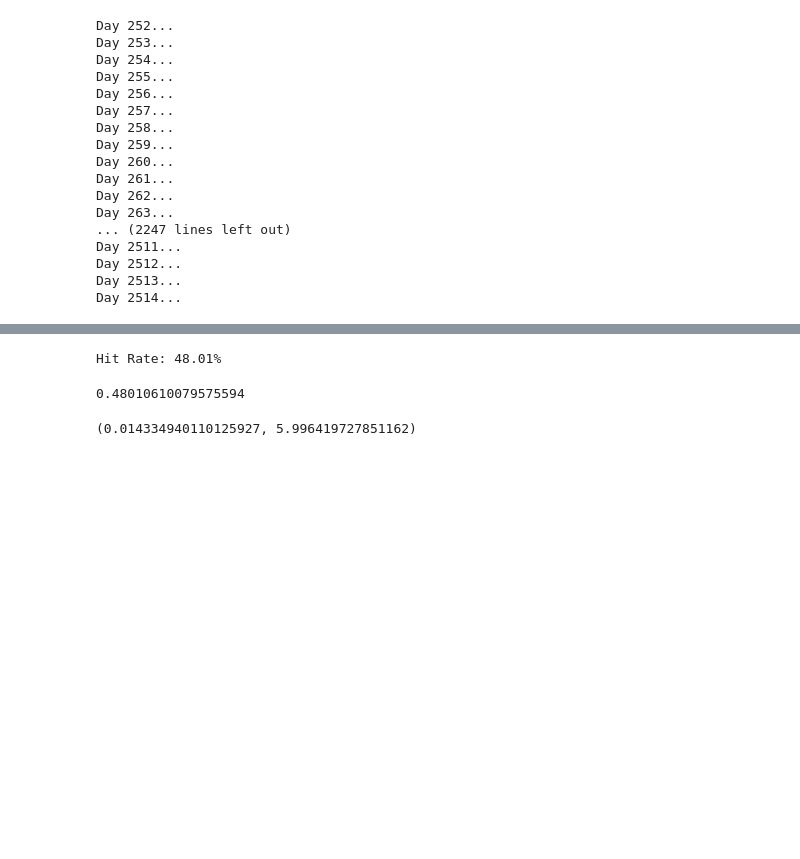
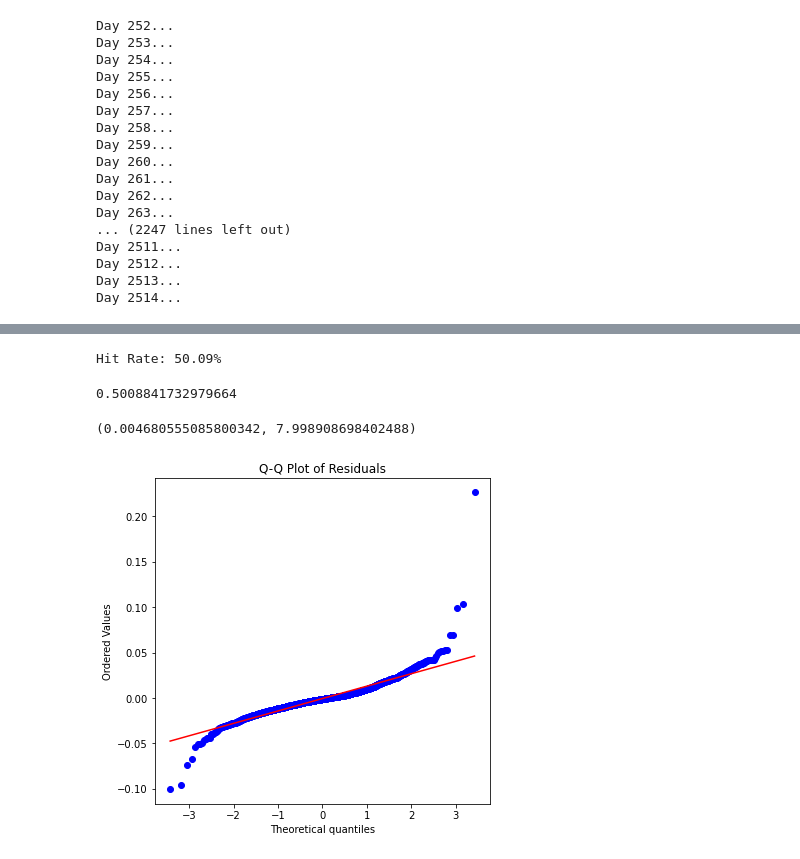
Before and after one commit to thatjosh/stats-practitioner-challenge, a Jupyter notebook: GARCH_fBM.ipynb, the cells around one changed output, grey strips where cells are left out. Drawn from its saved outputs; the diff is of its cells as text; code cells hidden in the pictures; blank space fills up the shorter version.

```diff
--- a/GARCH_fBM.ipynb
+++ b/GARCH_fBM.ipynb
@@ -173,6 +163,6 @@ Ljung-Box (residuals^2) p-value, 0.00000
 # %%
-nasdaq_garch_fbm_with_predictions = nasdaq_garch_fbm.dropna()
+nasdaq_garch_fbm_with_predictions = nasdaq_garch_fbm_rescaled.dropna()
 nasdaq_garch_fbm_var = nasdaq_garch_fbm_with_predictions.copy()
 nasdaq_garch_fbm_var['VaR_99'] = nasdaq_garch_fbm_var['predicted_log_returns'].rolling(250).quantile(0.01)  # 1st percentile
-diagnostics.compute_var_violations(nasdaq_garch_fbm_var, 'VaR_99', 'log_returns')
+diagnostics.compute_var_violations(nasdaq_garch_fbm_var, 'VaR_99', 'predicted_log_returns')
 # %% [output]
@@ -186,10 +176,10 @@ utils.compute_rmse(nasdaq_garch_fbm_var, 'log_returns', 'predicted_log_returns')
 # %%
-diagnostics.compute_hit_rate(predicted=snp_garch_fbm_var['predicted_log_returns'], actual=snp_garch_fbm_var['log_returns'])
+diagnostics.compute_hit_rate(predicted=nasdaq_garch_fbm_var['predicted_log_returns'], actual=nasdaq_garch_fbm_var['log_returns'])
 # %% [output]
-Hit Rate: 48.01%
+Hit Rate: 50.09%
-0.48010610079575594
+0.5008841732979664
 # %%
-diagnostics.bernoulli_coverage_test(nasdaq_garch_fbm_var, var_col='VaR_99', predicted_col='log_returns')
+diagnostics.bernoulli_coverage_test(nasdaq_garch_fbm_var, var_col='VaR_99', predicted_col='predicted_log_returns')
 # %% [output]
-(0.014334940110125927, 5.996419727851162)
+(0.004680555085800342, 7.998908698402488)
 # %%
@@ -197,3 +187,16 @@ plots.plot_var_violations(nasdaq_garch_fbm_var, var_col='VaR_99', predicted_col=
+# %%
+import matplotlib.pyplot as plt
+import scipy.stats as stats  # Ensure stats module is also imported if needed
+
+df = nasdaq_garch_fbm_var  # Assuming this DataFrame exists
+df['residual'] = df['predicted_log_returns'] - df['log_returns']
+
+plt.figure(figsize=(6, 6))
+stats.probplot(df['residual'], dist="norm", plot=plt)
+plt.title("Q-Q Plot of Residuals")
+plt.show()
+# %% [output]
+[figure, added]
 # %%
 plots.actual_vs_predicted_time_series_plot(
   nasdaq_garch_fbm_var,
```
Also changed, not shown: parts of 9 cells of this notebook, 1 other file.
